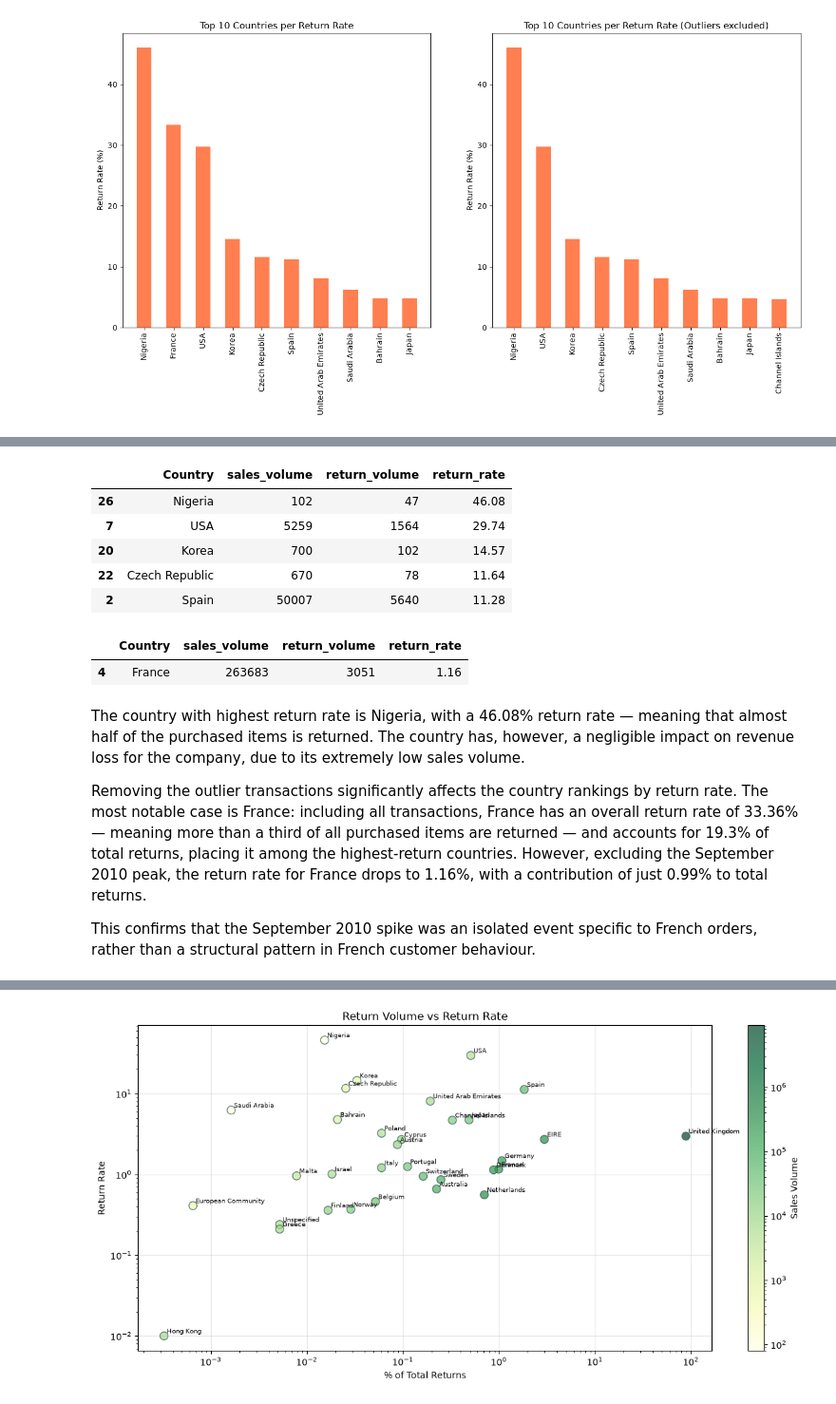
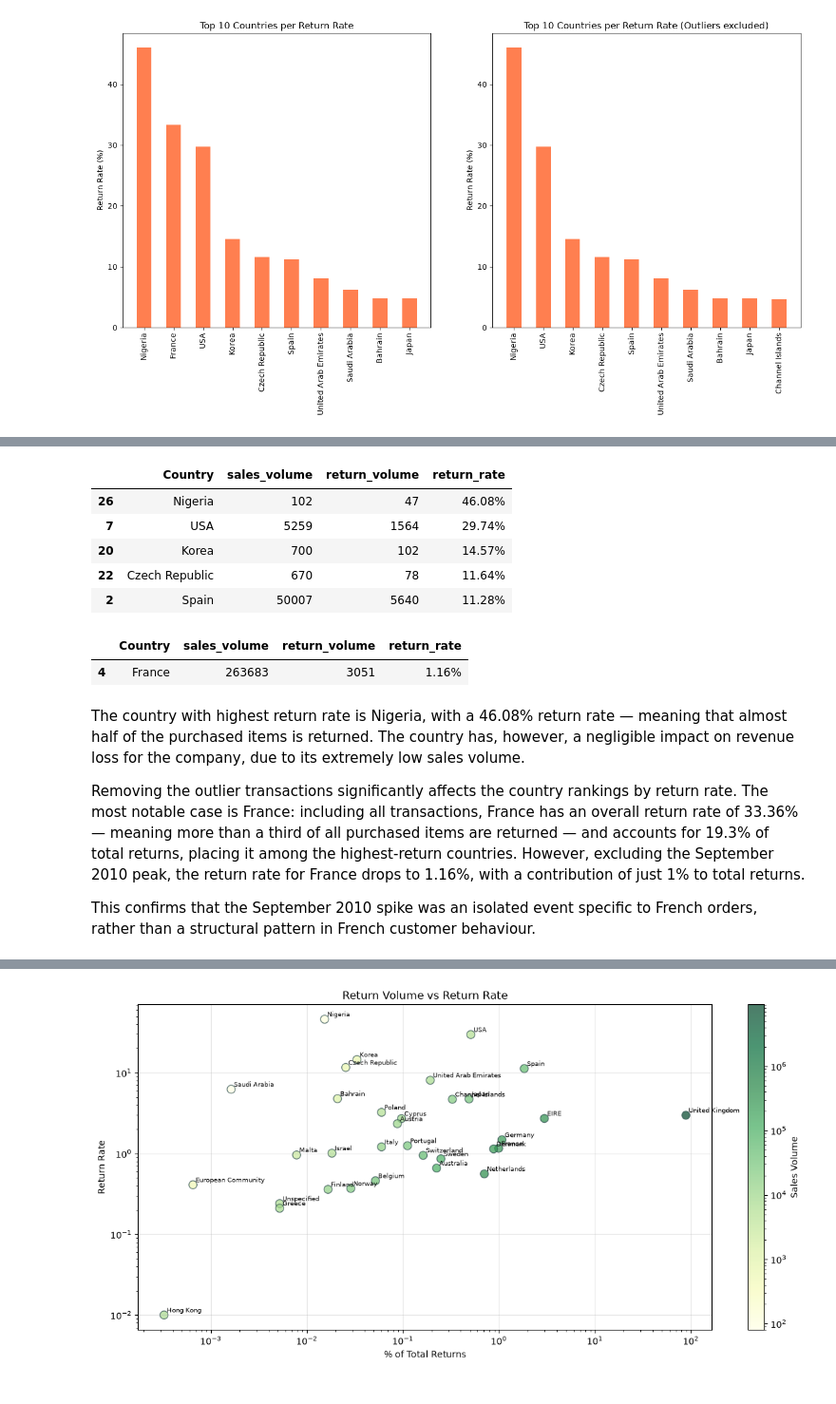
Before and after one commit to Sara-Munafo/retail-sales-analysis, a Jupyter notebook: notebooks/02_business_analysis.ipynb, the cells around one changed output, grey strips where cells are left out. Shown at 95% size. Cells and saved outputs as stored; diff of their text form; code cells hidden in the pictures.

```diff
--- a/notebooks/02_business_analysis.ipynb
+++ b/notebooks/02_business_analysis.ipynb
@@ -1098,21 +1097,24 @@ df_country_ret[["Country","sales_volume", "return_volume","return_rate"]].head()
 # %%
-df_country_nopeaks[["Country","sales_volume", "return_volume","return_rate"]].head()
+# For clearer visualization
+df_country_nopeaks[["Country","sales_volume", "return_volume","return_rate"]].head().style.format({
+    "return_rate": "{:.2f}%"})
 # %% [output]
 |  | Country | sales_volume | return_volume | return_rate |
-| 26 | Nigeria | 102 | 47 | 46.08 |
-| 7 | USA | 5259 | 1564 | 29.74 |
-| 20 | Korea | 700 | 102 | 14.57 |
-| 22 | Czech Republic | 670 | 78 | 11.64 |
-| 2 | Spain | 50007 | 5640 | 11.28 |
+| 26 | Nigeria | 102 | 47 | 46.08% |
+| 7 | USA | 5259 | 1564 | 29.74% |
+| 20 | Korea | 700 | 102 | 14.57% |
+| 22 | Czech Republic | 670 | 78 | 11.64% |
+| 2 | Spain | 50007 | 5640 | 11.28% |
 # %%
-df_country_nopeaks[df_country_nopeaks["Country"]=="France"][["Country","sales_volume", "return_volume","return_rate"]]
+df_country_nopeaks[df_country_nopeaks["Country"]=="France"][["Country","sales_volume", "return_volume","return_rate"]].style.format({
+    "return_rate": "{:.2f}%"})
 # %% [output]
 |  | Country | sales_volume | return_volume | return_rate |
-| 4 | France | 263683 | 3051 | 1.16 |
+| 4 | France | 263683 | 3051 | 1.16% |
 # %% [markdown]
 The country with highest return rate is Nigeria, with a 46.08% return rate — meaning that almost half of the purchased items is returned. The country has, however, a negligible impact on revenue loss for the company, due to its extremely low sales volume.
 
-Removing the outlier transactions significantly affects the country rankings by return rate. The most notable case is France: including all transactions, France has an overall return rate of 33.36% — meaning more than a third of all purchased items are returned — and accounts for 19.3% of total returns, placing it among the highest-return countries. However, excluding the September 2010 peak, the return rate for France drops to 1.16%, with a contribution of just 0.99% to total returns.
+Removing the outlier transactions significantly affects the country rankings by return rate. The most notable case is France: including all transactions, France has an overall return rate of 33.36% — meaning more than a third of all purchased items are returned — and accounts for 19.3% of total returns, placing it among the highest-return countries. However, excluding the September 2010 peak, the return rate for France drops to 1.16%, with a contribution of just 1% to total returns.
 
 This confirms that the September 2010 spike was an isolated event specific to French orders, rather than a structural pattern in French customer behaviour.
 # %% [markdown]
```
Also changed, not shown: parts of 37 cells of this notebook, 2 other files.
